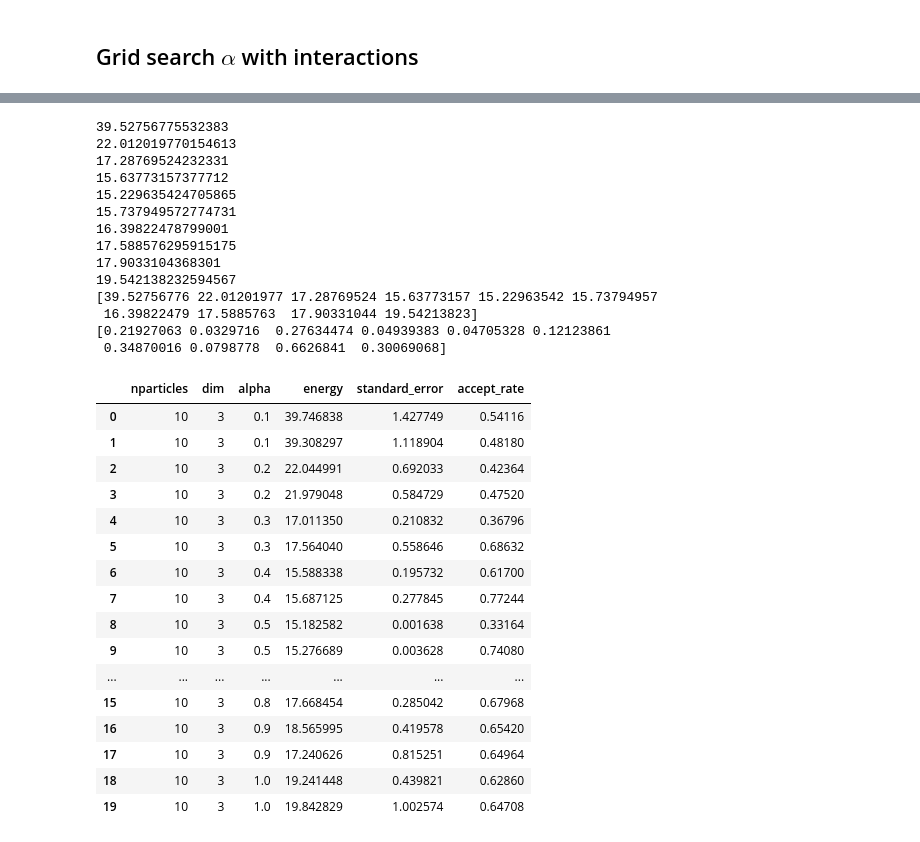
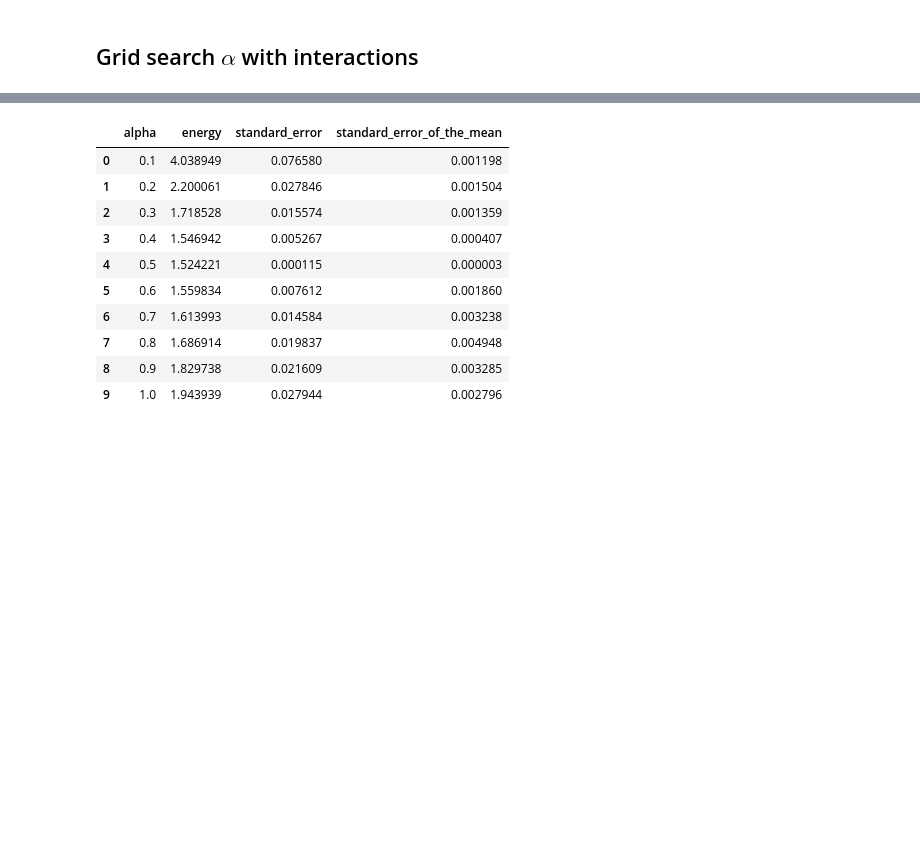
Before and after one commit to nicolossus/FYS4411-Project1, a Jupyter notebook: notebooks/Interactions_analysis.ipynb, the cells around one changed output, grey strips where cells are left out. Saved outputs shown, nothing was run; the diff lists cells and outputs as text; code cells hidden in the pictures; blank space fills up the shorter version.

```diff
--- a/notebooks/Interactions_analysis.ipynb
+++ b/notebooks/Interactions_analysis.ipynb
@@ -138,7 +259,8 @@ nsamples = int(2**16)
 alpha_step = 0.1
 alphas = np.arange(0.1, 1 + alpha_step, alpha_step)
 
-results = []
+results_I_N10 = []
+distance_dict = {"alpha": alphas, "distances": []}
 
 start = time.time()
 for i, alpha in enumerate(alphas):
@@ -149,18 +271,19 @@ for i, alpha in enumerate(alphas):
     result = sampler.sample(nsamples,
                             initial_positions,
                             alpha,
-                            nchains=2,
+                            nchains=2, #bytt til 8
                             scale=1.0,
                             seed=None,
                             warm=True,
                             warmup_iter=5000,
                             tune=True,
-                            tune_iter=10000,
-                            tune_interval=250,
+                            tune_iter=30000,
+                            tune_interval=1000,
                             tol_tune=1e-7,
                             optimize=False
                            )
-    results.append(result)
+    distance_dict["distances"].append(sampler.distance_samples[0])
+    results_I_N10.append(result)
 
 end = time.time()
 print("Sampler elapsed time:", end - start)
@@ -202,48 +308,21 @@ KeyboardInterrupt
 # %%
-df_N10 = pd.concat(results, ignore_index=True)
-mod_df_10 = df_N10
-#mod_df_10["energy"] = mod_df_10["energy"]/10.0
-energies = np.zeros(10)
-errors = np.zeros(10)
-for i, alpha in enumerate(alphas):
-    energies_alpha = mod_df_10["energy"][mod_df_10["alpha"]==alpha]
-    mean_energy = np.mean(energies_alpha)
-    print(mean_energy)
-    energies[i] = mean_energy
-    errors[i] = np.std(energies_alpha)
-print(energies)
-print(errors)
-df_N10
+N=10
+df_N10 = pd.concat(results_I_N10, ignore_index=True)
+df_means_N10 = get_mean_w_standard_error_grid_search(df_N10, alphas)
+df_means_N10["energy"] = df_means_N10["energy"]/N
+df_means_N10["standard_error"] = df_means_N10["standard_error"]/N
+df_means_N10["standard_error_of_the_mean"] = df_means_N10["standard_error_of_the_mean"]/N
+df_means_N10
 # %% [output]
-39.52756775532383
-22.012019770154613
-17.28769524232331
-15.63773157377712
-15.229635424705865
-15.737949572774731
-16.39822478799001
-17.588576295915175
-17.9033104368301
-19.542138232594567
-[39.52756776 22.01201977 17.28769524 15.63773157 15.22963542 15.73794957
- 16.39822479 17.5885763  17.90331044 19.54213823]
-[0.21927063 0.0329716  0.27634474 0.04939383 0.04705328 0.12123861
- 0.34870016 0.0798778  0.6626841  0.30069068]
-|  | nparticles | dim | alpha | energy | standard_error | accept_rate |
-| 0 | 10 | 3 | 0.1 | 39.746838 | 1.427749 | 0.54116 |
-| 1 | 10 | 3 | 0.1 | 39.308297 | 1.118904 | 0.48180 |
-| 2 | 10 | 3 | 0.2 | 22.044991 | 0.692033 | 0.42364 |
-| 3 | 10 | 3 | 0.2 | 21.979048 | 0.584729 | 0.47520 |
-| 4 | 10 | 3 | 0.3 | 17.011350 | 0.210832 | 0.36796 |
-| 5 | 10 | 3 | 0.3 | 17.564040 | 0.558646 | 0.68632 |
-| 6 | 10 | 3 | 0.4 | 15.588338 | 0.195732 | 0.61700 |
-| 7 | 10 | 3 | 0.4 | 15.687125 | 0.277845 | 0.77244 |
-| 8 | 10 | 3 | 0.5 | 15.182582 | 0.001638 | 0.33164 |
-| 9 | 10 | 3 | 0.5 | 15.276689 | 0.003628 | 0.74080 |
-| ... | ... | ... | ... | ... | ... | ... |
-| 15 | 10 | 3 | 0.8 | 17.668454 | 0.285042 | 0.67968 |
-| 16 | 10 | 3 | 0.9 | 18.565995 | 0.419578 | 0.65420 |
-| 17 | 10 | 3 | 0.9 | 17.240626 | 0.815251 | 0.64964 |
-| 18 | 10 | 3 | 1.0 | 19.241448 | 0.439821 | 0.62860 |
-| 19 | 10 | 3 | 1.0 | 19.842829 | 1.002574 | 0.64708 |
+|  | alpha | energy | standard_error | standard_error_of_the_mean |
+| 0 | 0.1 | 4.038949 | 0.076580 | 0.001198 |
+| 1 | 0.2 | 2.200061 | 0.027846 | 0.001504 |
+| 2 | 0.3 | 1.718528 | 0.015574 | 0.001359 |
+| 3 | 0.4 | 1.546942 | 0.005267 | 0.000407 |
+| 4 | 0.5 | 1.524221 | 0.000115 | 0.000003 |
+| 5 | 0.6 | 1.559834 | 0.007612 | 0.001860 |
+| 6 | 0.7 | 1.613993 | 0.014584 | 0.003238 |
+| 7 | 0.8 | 1.686914 | 0.019837 | 0.004948 |
+| 8 | 0.9 | 1.829738 | 0.021609 | 0.003285 |
+| 9 | 1.0 | 1.943939 | 0.027944 | 0.002796 |
 # %%
```
Also changed, not shown: parts of 15 cells of this notebook, 17 other files.
